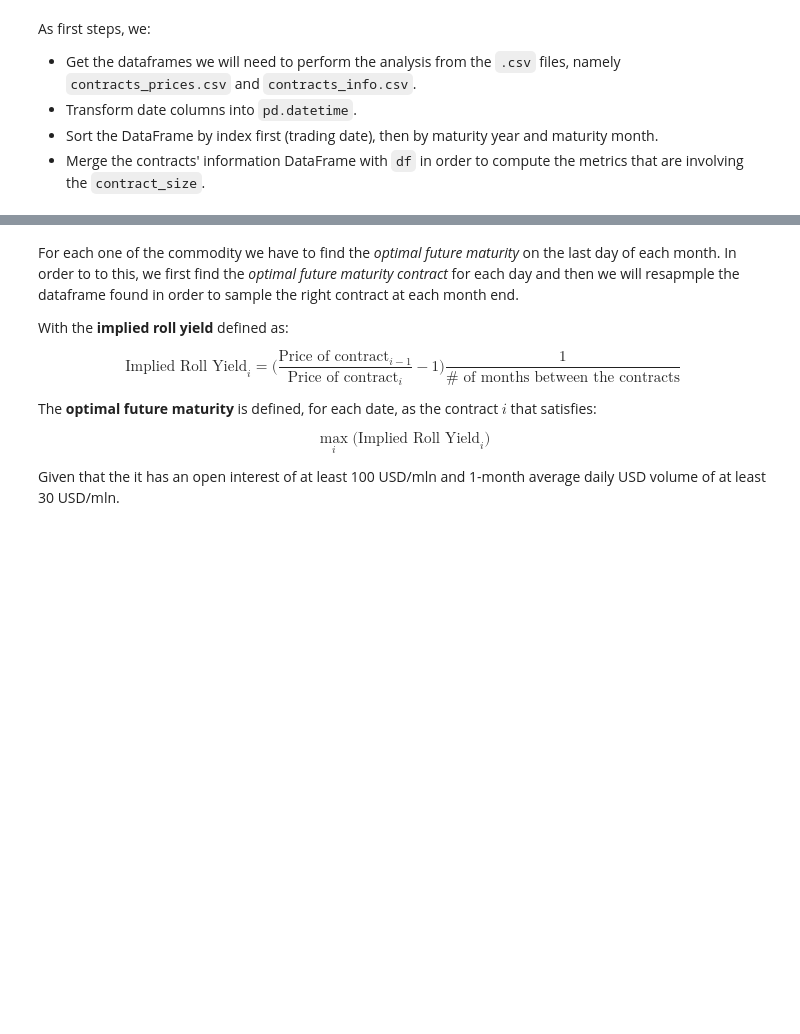
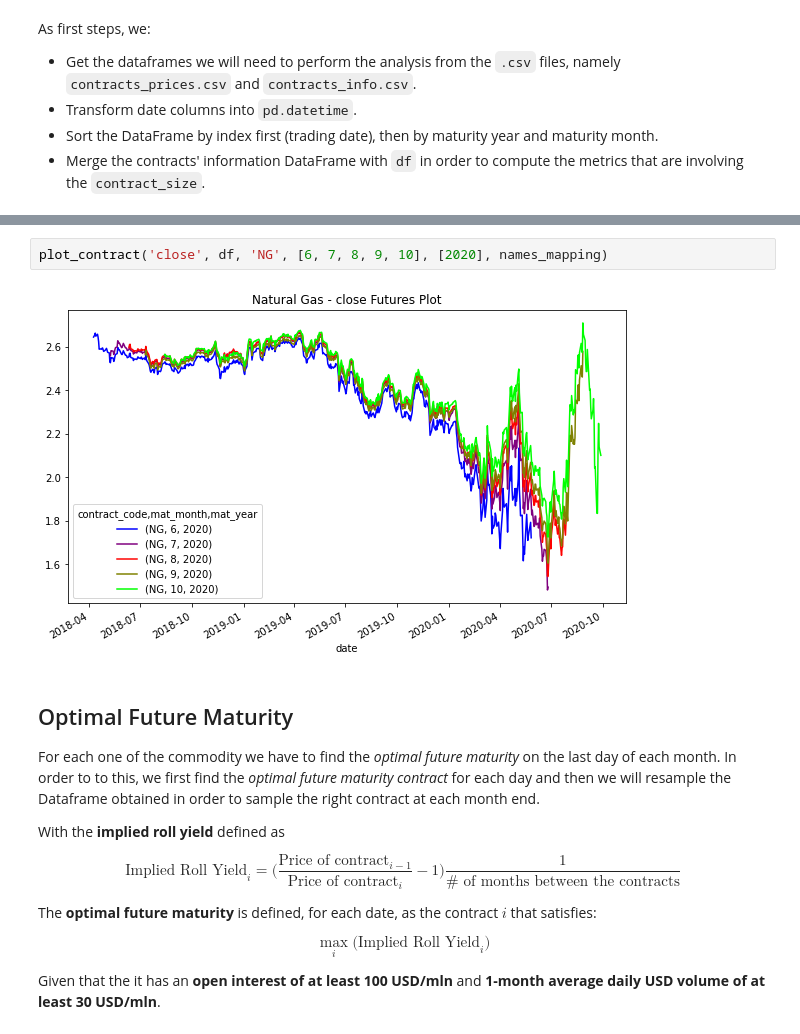
Before and after one commit to lucaberlanda/Magazzino, a Jupyter notebook: WisdomTreeAssignment.ipynb, the cells around one changed output, grey strips where cells are left out. Cells and saved outputs as stored; diff of their text form; blank space fills up the shorter version.

```diff
--- a/WisdomTreeAssignment.ipynb
+++ b/WisdomTreeAssignment.ipynb
@@ -59,7 +63,13 @@ todo weights proportional to roll yield
+# %%
+plot_contract('close', df, 'NG', [6, 7, 8, 9, 10], [2020], names_mapping)
+# %% [output]
+[figure, added]
 # %% [markdown]
-For each one of the commodity we have to find the *optimal future maturity* on the last day of each month. In order to to this, we first find the *optimal future maturity contract* for each day and then we will resapmple the dataframe found in order to sample the right contract at each month end.
+## Optimal Future Maturity
 
-With the **implied roll yield** defined as:
+For each one of the commodity we have to find the *optimal future maturity* on the last day of each month. In order to to this, we first find the *optimal future maturity contract* for each day and then we will resample the Dataframe obtained in order to sample the right contract at each month end.
+
+With the **implied roll yield** defined as
 
 $$\text{Implied Roll Yield}_i = \bigg( \frac{\text{Price of contract}_{i-1}}{\text{Price of contract}_{i}} - 1 \bigg) \frac{1}{\text{# of months between the contracts}}$$
 
@@ -67,4 +77,4 @@ The **optimal future maturity** is defined, for each date, as the contract $i$ t
 
 $$\max_i \bigg( \text{Implied Roll Yield}_i \bigg)$$
 
-Given that the it has an open interest of at least 100 USD/mln and 1-month average daily USD volume of at least 30 USD/mln.
+Given that the it has an **open interest of at least 100 USD/mln** and **1-month average daily USD volume of at least 30 USD/mln**.
```
Also changed, not shown: parts of 11 cells of this notebook, 2 other files.
